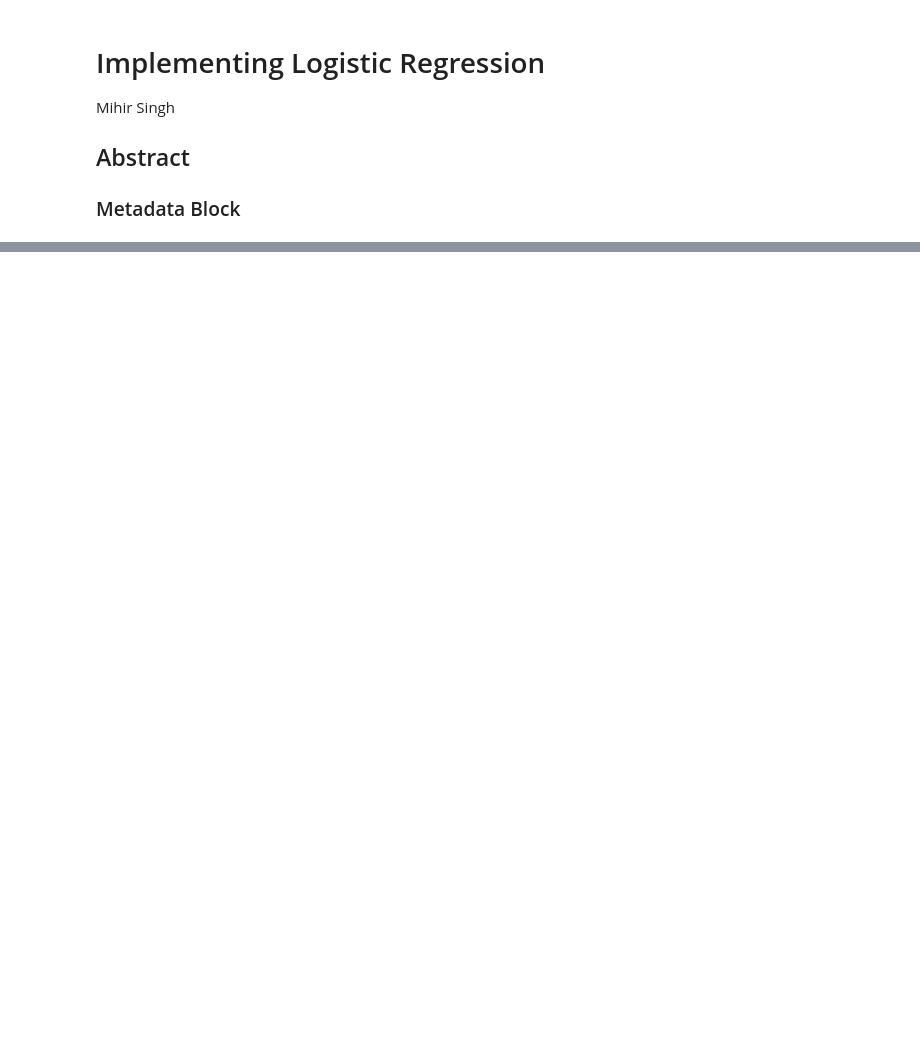
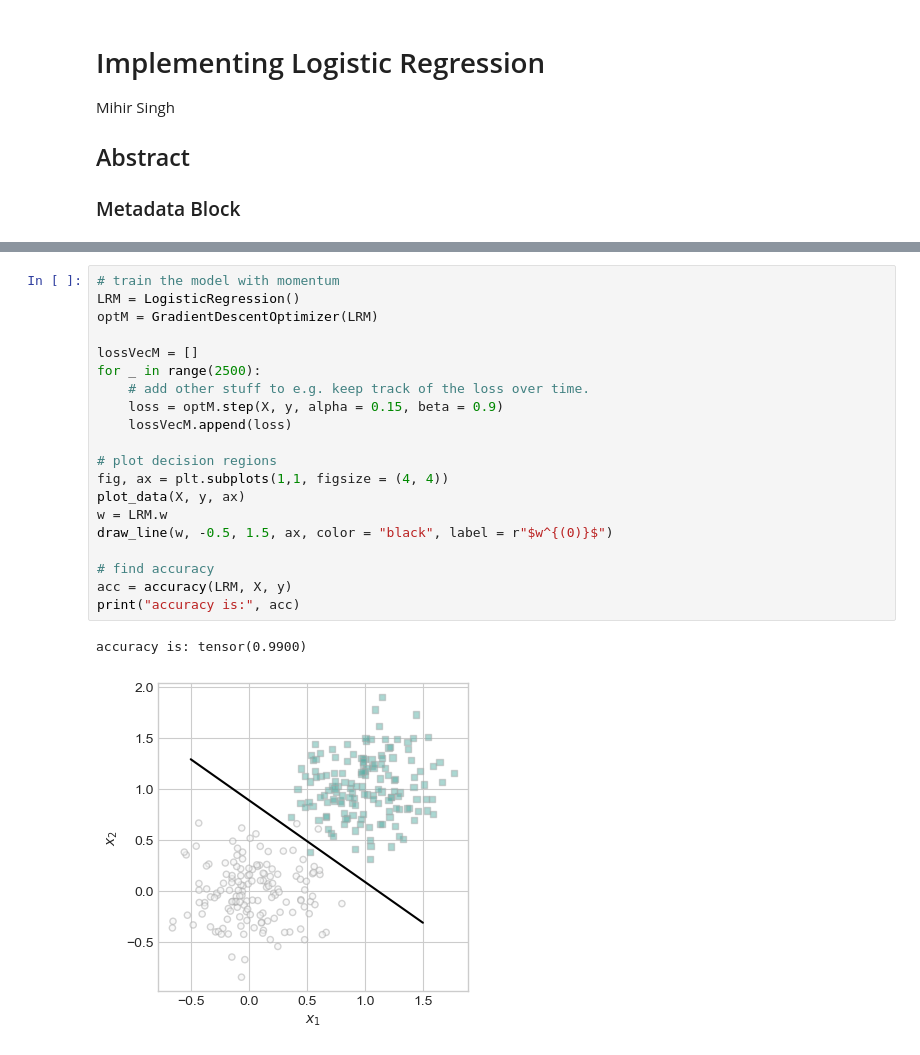
Before and after one commit to mihirBSingh/mihirBSingh.github.io, a Jupyter notebook: posts/logistic-regression/index.ipynb, the cells around one changed output, grey strips where cells are left out. Cells and saved outputs as stored; diff of their text form; blank space fills up the shorter version.

```diff
--- a/posts/logistic-regression/index.ipynb
+++ b/posts/logistic-regression/index.ipynb
@@ -17,0 +119,23 @@ ImportError: cannot import name 'LogisticRegression' from 'logistic' (/Users/mih
+# %%
+# train the model with momentum
+LRM = LogisticRegression()
+optM = GradientDescentOptimizer(LRM)
+
+lossVecM = []
+for _ in range(2500):
+    # add other stuff to e.g. keep track of the loss over time.
+    loss = optM.step(X, y, alpha = 0.15, beta = 0.9)
+    lossVecM.append(loss)
+
+# plot decision regions
+fig, ax = plt.subplots(1,1, figsize = (4, 4))
+plot_data(X, y, ax)
+w = LRM.w
+draw_line(w, -0.5, 1.5, ax, color = "black", label = r"$w^{(0)}$")
+
+# find accuracy
+acc = accuracy(LRM, X, y)
+print("accuracy is:", acc)
+# %% [output]
+accuracy is: tensor(0.9900)
+[figure, added]
```
Also changed, not shown: parts of 25 cells of this notebook, 1 other file.
